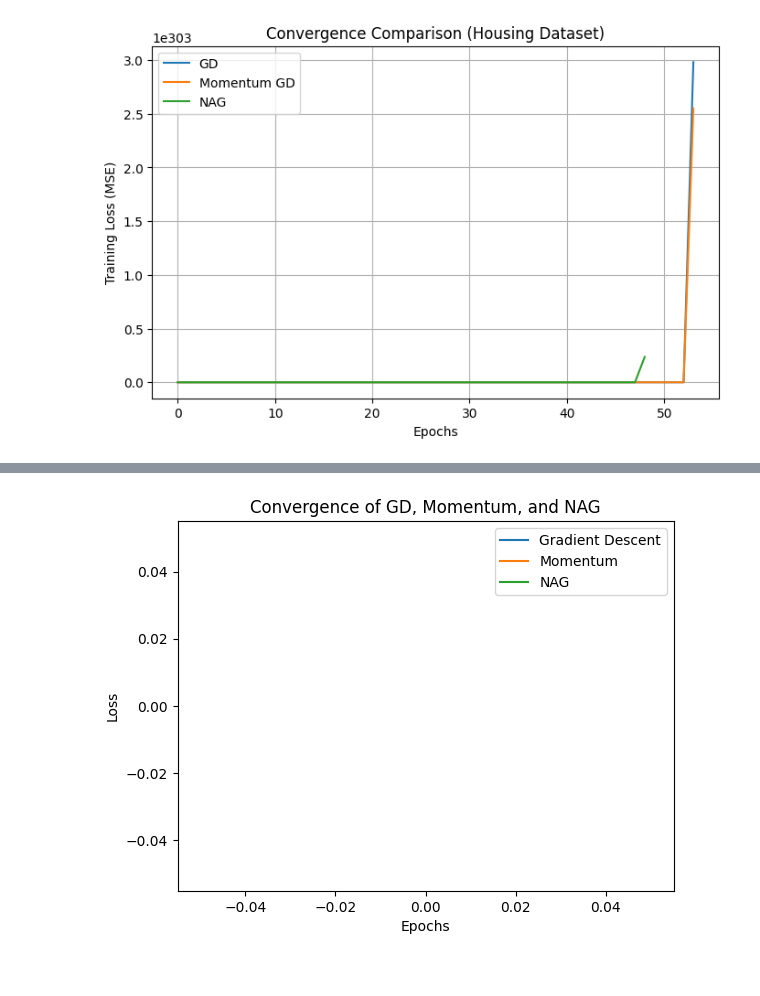
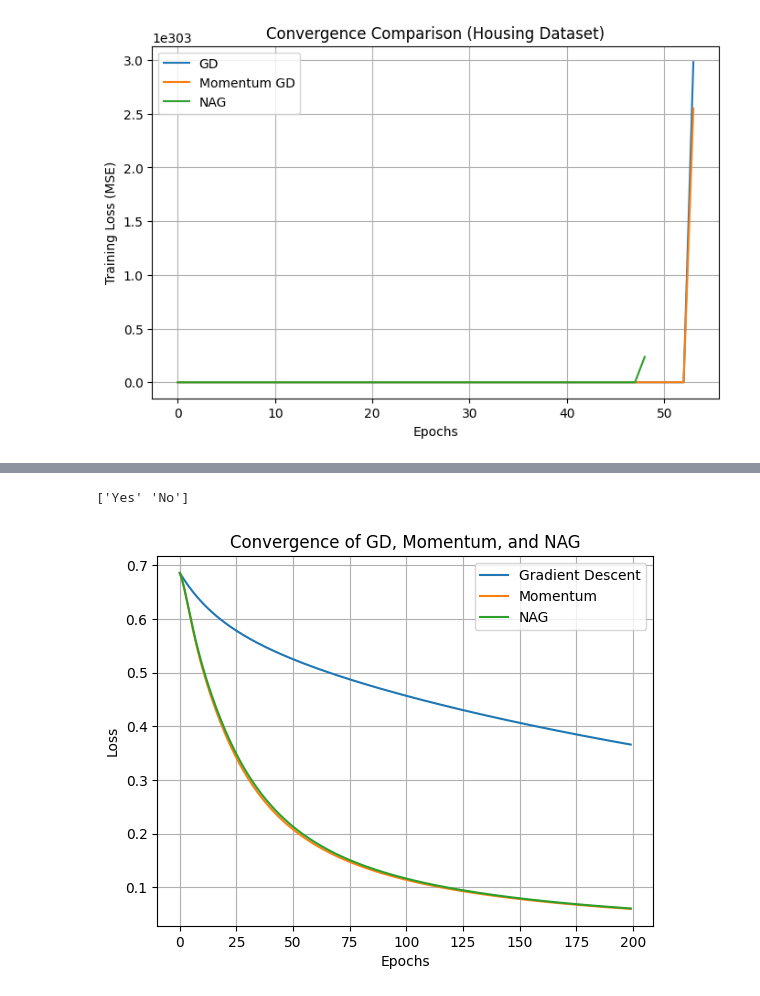
Before and after one commit to merajsiddieque/ML-Lab, a Jupyter notebook: ML_Lab3.ipynb, the cells around one changed output, grey strips where cells are left out. Drawn from its saved outputs; the diff is of its cells as text; code cells hidden in the pictures.

```diff
--- a/ML_Lab3.ipynb
+++ b/ML_Lab3.ipynb
@@ -214,15 +236,20 @@ from sklearn.preprocessing import StandardScaler
 # Load dataset
 df = pd.read_csv("/content/faa_ai_prelim.csv")
 
-# Features & target
-X = pd.get_dummies(df.drop("FATAL_FLAG", axis=1), drop_first=True)
-y = df["FATAL_FLAG"].map({"Y": 1, "N": 0})   # encode if categorical
+# Fix target column
+df["FATAL_FLAG"] = df["FATAL_FLAG"].fillna("No")
+y = df["FATAL_FLAG"].map({"Yes": 1, "No": 0})
 
-# Fill NaNs
-X = X.fillna(0)
+# Fix MAX_INJ_LVL
+df["MAX_INJ_LVL"] = df["MAX_INJ_LVL"].fillna("Unknown")
+
+# Features (drop target, one-hot encode categoricals)
+X = pd.get_dummies(df.drop("FATAL_FLAG", axis=1), drop_first=True).fillna(0)
 
 # Train-test split
-X_train, X_test, y_train, y_test = train_test_split(X, y, test_size=0.2, random_state=42)
+X_train, X_test, y_train, y_test = train_test_split(
+    X, y, test_size=0.2, random_state=42, stratify=y
+)
 
 # Scale
 scaler = StandardScaler()
@@ -232,6 +259,10 @@ X_test = scaler.transform(X_test)
 # Convert target
 y_train = y_train.values
 y_test = y_test.values
+# %%
+print(df["FATAL_FLAG"].unique())
+# %% [output]
+['Yes' 'No']
 # %%
 def sigmoid(z):
     return 1 / (1 + np.exp(-z))
@@ -281,19 +312,20 @@ def gradient_descent(X, y, lr=0.01, epochs=200):
 # %%
 # Train with all 3 optimizers
 _, loss_gd = gradient_descent(X_train, y_train, lr=0.01, epochs=200)
 _, loss_momentum = momentum_gd(X_train, y_train, lr=0.01, gamma=0.9, epochs=200)
 _, loss_nag = nag(X_train, y_train, lr=0.01, gamma=0.9, epochs=200)
 
 # Plot convergence
 import matplotlib.pyplot as plt
 
-plt.plot(loss_gd, label="Gradient Descent")
-plt.plot(loss_momentum, label="Momentum")
-plt.plot(loss_nag, label="NAG")
+plt.plot(range(len(loss_gd)), loss_gd, label="Gradient Descent")
+plt.plot(range(len(loss_momentum)), loss_momentum, label="Momentum")
+plt.plot(range(len(loss_nag)), loss_nag, label="NAG")
 plt.xlabel("Epochs")
 plt.ylabel("Loss")
 plt.title("Convergence of GD, Momentum, and NAG")
 plt.legend()
+plt.grid(True)
 plt.show()
 # %% [output]
-[figure, old version]
+[figure, new version]
```
Also changed, not shown: parts of 1 cell of this notebook.
